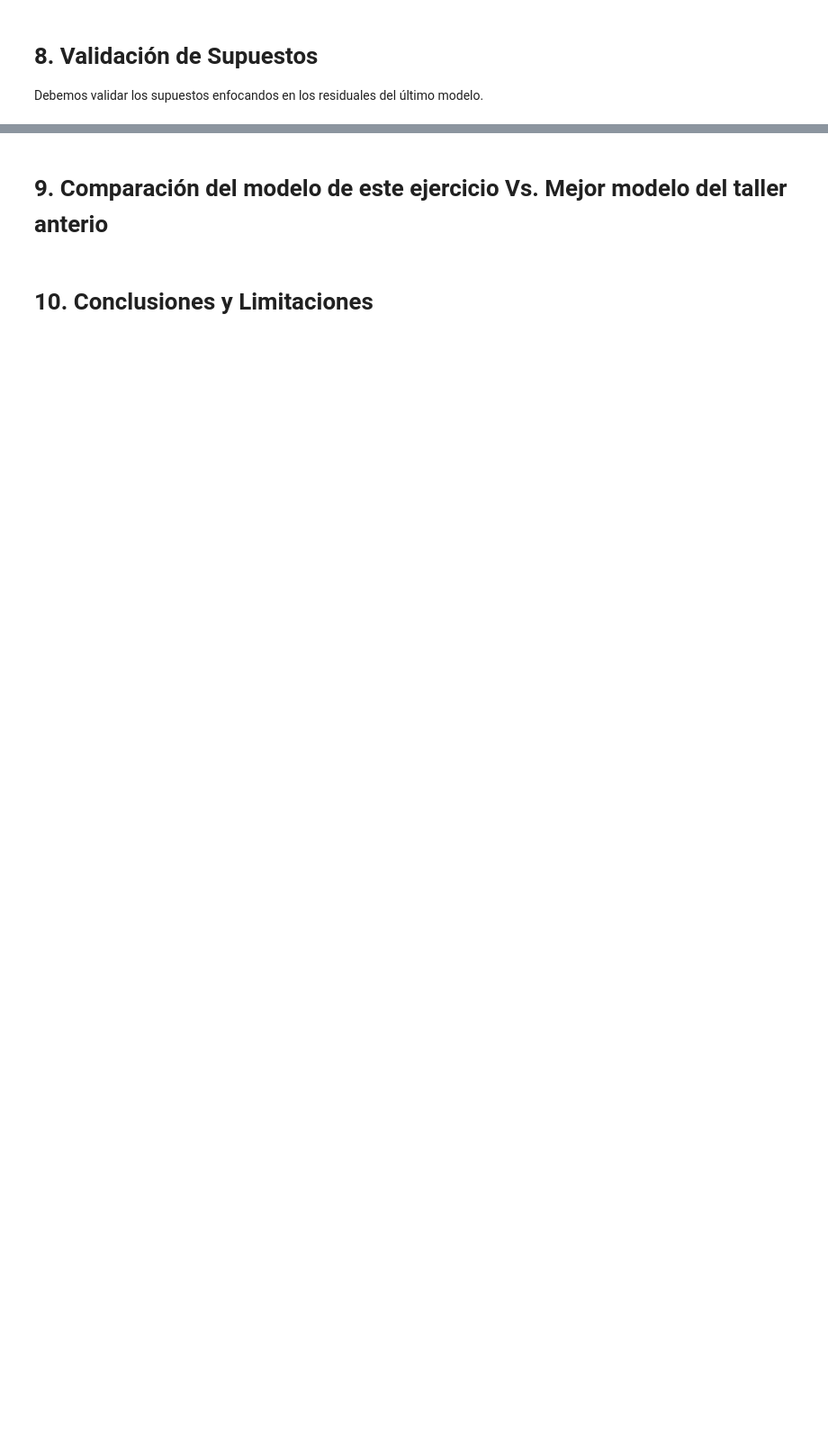
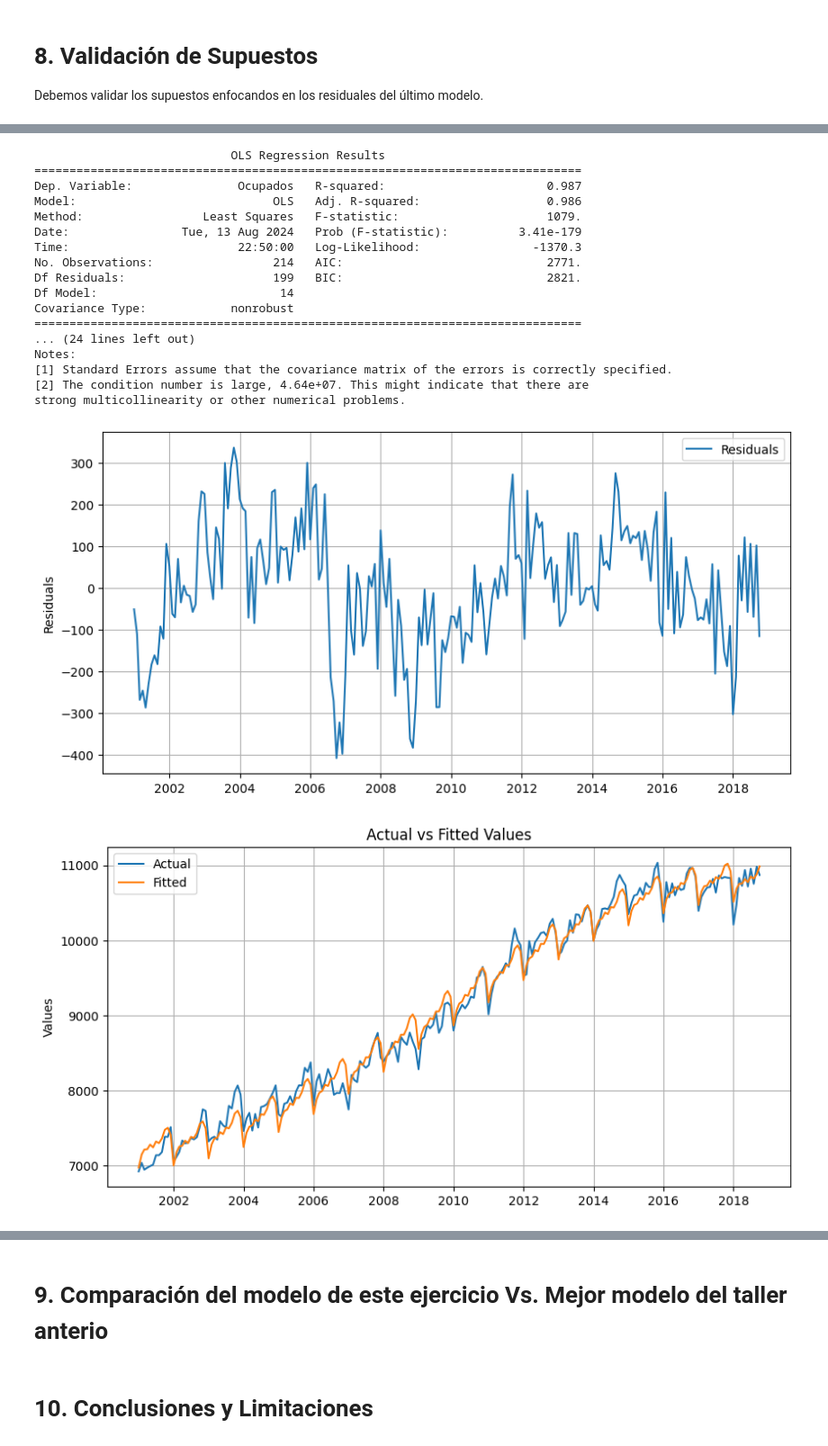
Before and after one commit to Daniel1martinez2/FDA_2_taller_2, a Jupyter notebook: main.ipynb, the cells around one changed output, grey strips where cells are left out. Shown at 90% size. Drawn from its saved outputs; the diff is of its cells as text; code cells hidden in the pictures; blank space fills up the shorter version.

```diff
--- a/main.ipynb
+++ b/main.ipynb
@@ -404,0 +638,28 @@ Debemos validar los supuestos enfocandos en los residuales del último modelo.
+# %%
+preds, rmse_train, rmse_test, model_order_5_fit = fit_polynomial_model_with_seasonality(
+        order=3,
+        train_data=train_socupados,
+        test_data=test_socupados,
+        h=6
+    )
+check_residuals_assumptions(model_order_5_fit)
+# %% [output]
+                            OLS Regression Results
+==============================================================================
+Dep. Variable:               Ocupados   R-squared:                       0.987
+Model:                            OLS   Adj. R-squared:                  0.986
+Method:                 Least Squares   F-statistic:                     1079.
+Date:                Tue, 13 Aug 2024   Prob (F-statistic):          3.41e-179
+Time:                        22:50:00   Log-Likelihood:                -1370.3
+No. Observations:                 214   AIC:                             2771.
+Df Residuals:                     199   BIC:                             2821.
+Df Model:                          14
+Covariance Type:            nonrobust
+==============================================================================
+... (24 lines left out)
+Notes:
+[1] Standard Errors assume that the covariance matrix of the errors is correctly specified.
+[2] The condition number is large, 4.64e+07. This might indicate that there are
+strong multicollinearity or other numerical problems.
+[figure, added]
+[figure, added]
```
Also changed, not shown: parts of 14 cells of this notebook.
